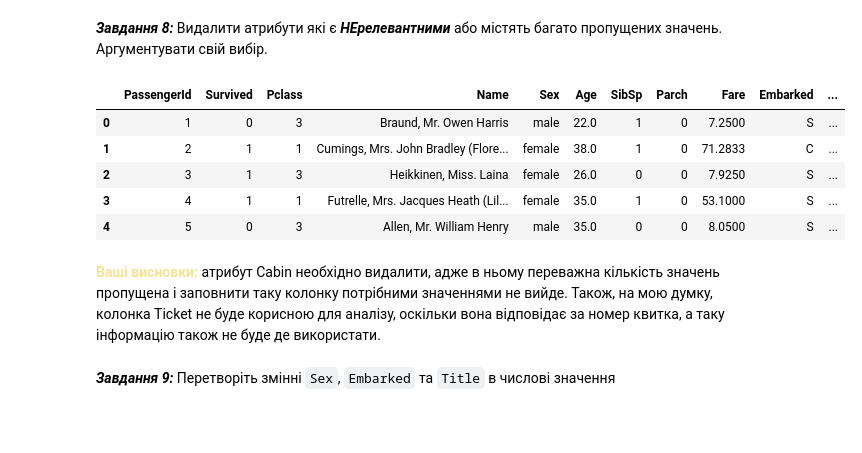
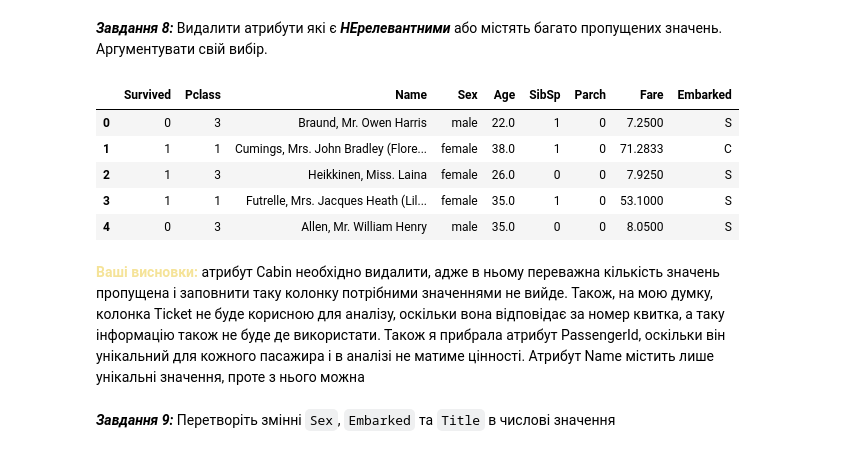
Before and after one commit to HumnytskaLiza/ai-labs, a Jupyter notebook: task3/Task3_basic_ai_liza_humnytska.ipynb, the cells around one changed output. Saved outputs shown, nothing was run; the diff lists cells and outputs as text; code cells hidden in the pictures; blank space fills up the shorter version.

````diff
--- a/task3/Task3_basic_ai_liza_humnytska.ipynb
+++ b/task3/Task3_basic_ai_liza_humnytska.ipynb
@@ -114,12 +114,14 @@ ax.xaxis.tick_top()
 1.   Напишіть функцію, що на вхід приймає датафрейм, назву колонки з пропущеними значеннями та список групуючих колонок та повертає датафрейм з заповненими пропущеними значеннями
 2.   Наведіть приклад роботи функції та зробіть перевірку на пропущені значення (дивись **завдання 2**)
 # %%
-def process_col(df, col_name: str, group_col: str):
-    df[col_name] = df.groupby(group_col)[col_name].transform(lambda x: x.fillna(x.mean().round().astype(int)))
+dataset = pd.read_csv('titanic.csv')
+
+def process_col(df, col_name: str, group_col):
+    df[col_name] = df.groupby(group_col)[col_name].transform(lambda x: x.fillna(x.median().round().astype(int)))
 
 display(dataset.head(10))
 
-process_col(dataset, "Age", "Sex")
+process_col(dataset, "Age", ["Sex"])
 
 display(dataset.head(10))
 
@@ -200,6 +203,8 @@ plt.show()
 Для цього скоритайтесь функцією ```pandas.qcut```.
 [pandas.qcut](https://pandas.pydata.org/pandas-docs/stable/reference/api/pandas.qcut.html)
 - необхідно перевірити, чи є вірною гіпотеза про те, що кількість виживших пасажирів для квартильних значеннь змінної ```fare``` відрізняється, та чи доцільно використовувати кодування на цю змінну(для подальшої роботи з закодованою фичею)
+# %%
+dataset['Fare_bin'] = pd.qcut(dataset['Fare'], 4, labels=[0, 1, 2, 3])
 # %% [markdown]
 Ваші висновки:
 # %% [markdown]
@@ -229,17 +234,17 @@ plt.show()
 # %% [markdown]
 ***Завдання 8:*** Видалити атрибути які є ***НЕрелевантними*** або містять багато пропущених значень. Аргументувати свій вибір.
 # %%
-dataset = dataset.drop(["Cabin", "Ticket"], axis="columns")
+dataset = dataset.drop(["Cabin", "Ticket", "PassengerId"], axis="columns")
 display(dataset.head(5))
 # %% [output]
-|  | PassengerId | Survived | Pclass | Name | Sex | Age | SibSp | Parch | Fare | Embarked | ... |
-| 0 | 1 | 0 | 3 | Braund, Mr. Owen Harris | male | 22.0 | 1 | 0 | 7.2500 | S | ... |
-| 1 | 2 | 1 | 1 | Cumings, Mrs. John Bradley (Flore... | female | 38.0 | 1 | 0 | 71.2833 | C | ... |
-| 2 | 3 | 1 | 3 | Heikkinen, Miss. Laina | female | 26.0 | 0 | 0 | 7.9250 | S | ... |
-| 3 | 4 | 1 | 1 | Futrelle, Mrs. Jacques Heath (Lil... | female | 35.0 | 1 | 0 | 53.1000 | S | ... |
-| 4 | 5 | 0 | 3 | Allen, Mr. William Henry | male | 35.0 | 0 | 0 | 8.0500 | S | ... |
+|  | Survived | Pclass | Name | Sex | Age | SibSp | Parch | Fare | Embarked |
+| 0 | 0 | 3 | Braund, Mr. Owen Harris | male | 22.0 | 1 | 0 | 7.2500 | S |
+| 1 | 1 | 1 | Cumings, Mrs. John Bradley (Flore... | female | 38.0 | 1 | 0 | 71.2833 | C |
+| 2 | 1 | 3 | Heikkinen, Miss. Laina | female | 26.0 | 0 | 0 | 7.9250 | S |
+| 3 | 1 | 1 | Futrelle, Mrs. Jacques Heath (Lil... | female | 35.0 | 1 | 0 | 53.1000 | S |
+| 4 | 0 | 3 | Allen, Mr. William Henry | male | 35.0 | 0 | 0 | 8.0500 | S |
 # %% [markdown]
-<font color='#F5E398'><b>Ваші висновки:</b></font> атрибут Cabin необхідно видалити, адже в ньому переважна кількість значень пропущена і заповнити таку колонку потрібними значеннями не вийде. Також, на мою думку, колонка Ticket не буде корисною для аналізу, оскільки вона відповідає за номер квитка, а таку інформацію також не буде де використати.
+<font color='#F5E398'><b>Ваші висновки:</b></font> атрибут Cabin необхідно видалити, адже в ньому переважна кількість значень пропущена і заповнити таку колонку потрібними значеннями не вийде. Також, на мою думку, колонка Ticket не буде корисною для аналізу, оскільки вона відповідає за номер квитка, а таку інформацію також не буде де використати. Також я прибрала атрибут PassengerId, оскільки він унікальний для кожного пасажира і в аналізі не матиме цінності. Атрибут Name містить лише унікальні значення, проте з нього можна
 # %% [markdown]
 ***Завдання 9:*** Перетворіть змінні ```Sex```, ```Embarked``` та ```Title``` в числові значення
 # %%
````
Also changed, not shown: parts of 4 cells of this notebook.
